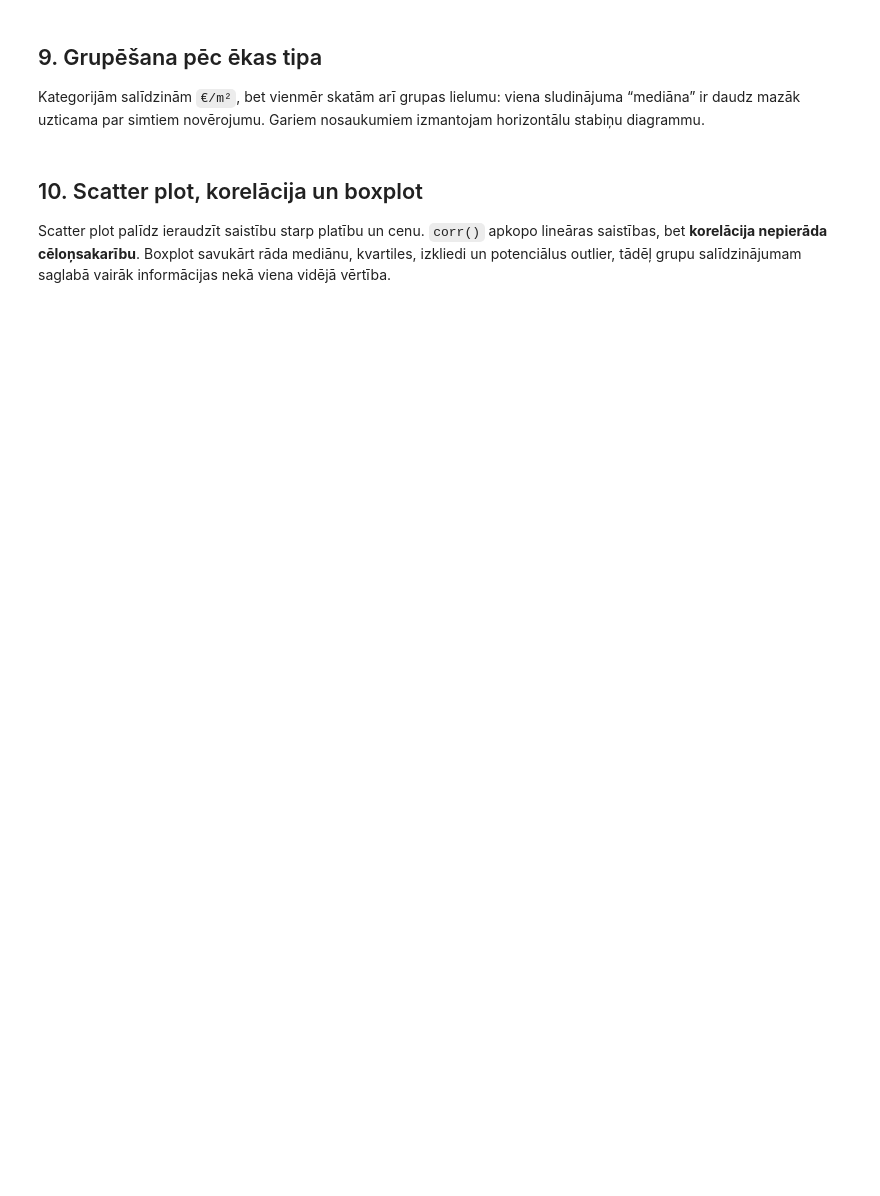
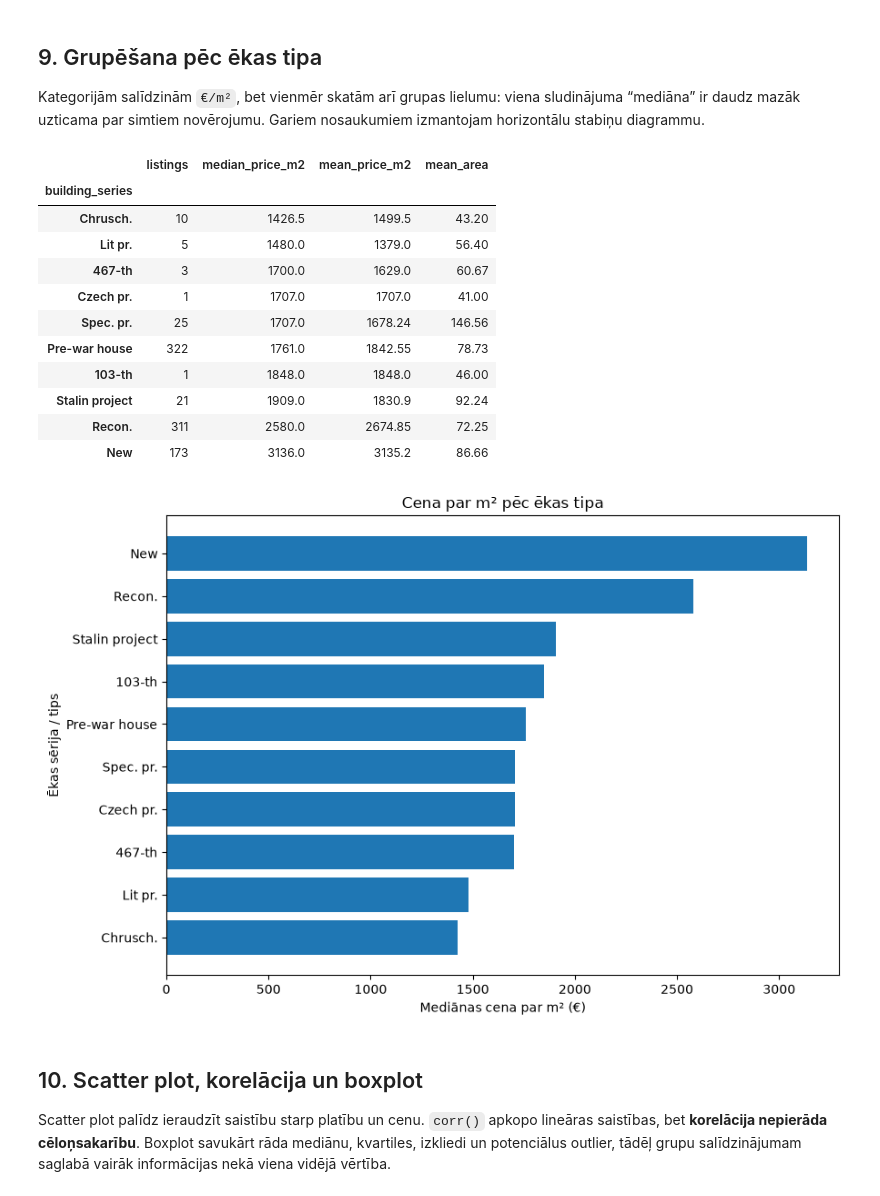
Before and after one commit to ValRCS/RTU_BDAA_Course_2026, a Jupyter notebook: notebooks/lecture_07_data_analysis_visualization/07_data_analysis_visualization.ipynb, the cells around one changed output. Saved outputs shown, nothing was run; the diff lists cells and outputs as text; code cells hidden in the pictures; blank space fills up the shorter version.

```diff
--- a/notebooks/lecture_07_data_analysis_visualization/07_data_analysis_visualization.ipynb
+++ b/notebooks/lecture_07_data_analysis_visualization/07_data_analysis_visualization.ipynb
@@ -514,17 +533,32 @@ plt.title("Mediānas īres cena pēc istabu skaita"); plt.tight_layout(); plt.sh
 
 Kategorijām salīdzinām `€/m²`, bet vienmēr skatām arī grupas lielumu: viena sludinājuma “mediāna” ir daudz mazāk uzticama par simtiem novērojumu. Gariem nosaukumiem izmantojam horizontālu stabiņu diagrammu.
 # %%
-series_stats = (monthly_df.groupby("building_series", observed=True)
+series_stats = (df.groupby("building_series", observed=True)
     .agg(listings=("price_per_m2","count"),
          median_price_m2=("price_per_m2","median"),
-         mean_price_m2=("price_per_m2","mean"))
+         mean_price_m2=("price_per_m2","mean"),
+         mean_area=("area_m2","mean"))
     .sort_values("median_price_m2"))
 display(series_stats.round(2))
 
 plt.figure(figsize=(9,6))
 plt.barh(series_stats.index.astype(str), series_stats["median_price_m2"])
 plt.xlabel("Mediānas cena par m² (€)"); plt.ylabel("Ēkas sērija / tips")
 plt.title("Cena par m² pēc ēkas tipa"); plt.tight_layout(); plt.show()
+# %% [output]
+|  | listings | median_price_m2 | mean_price_m2 | mean_area |
+| building_series |  |  |  |  |
+| Chrusch. | 10 | 1426.5 | 1499.5 | 43.20 |
+| Lit pr. | 5 | 1480.0 | 1379.0 | 56.40 |
+| 467-th | 3 | 1700.0 | 1629.0 | 60.67 |
+| Czech pr. | 1 | 1707.0 | 1707.0 | 41.00 |
+| Spec. pr. | 25 | 1707.0 | 1678.24 | 146.56 |
+| Pre-war house | 322 | 1761.0 | 1842.55 | 78.73 |
+| 103-th | 1 | 1848.0 | 1848.0 | 46.00 |
+| Stalin project | 21 | 1909.0 | 1830.9 | 92.24 |
+| Recon. | 311 | 2580.0 | 2674.85 | 72.25 |
+| New | 173 | 3136.0 | 3135.2 | 86.66 |
+[figure, added]
 # %% [markdown]
 ## 10. Scatter plot, korelācija un boxplot
 
```
Also changed, not shown: parts of 7 cells of this notebook, 2 other files.
